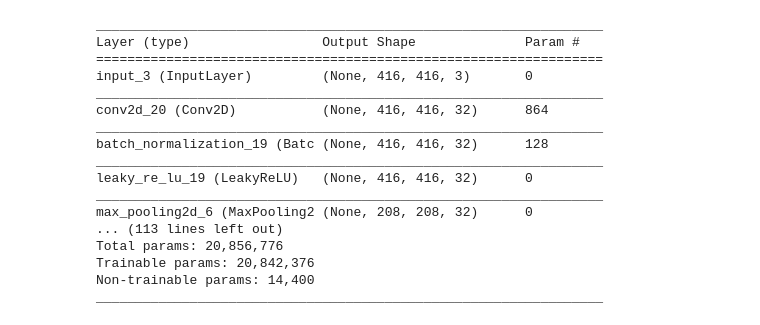
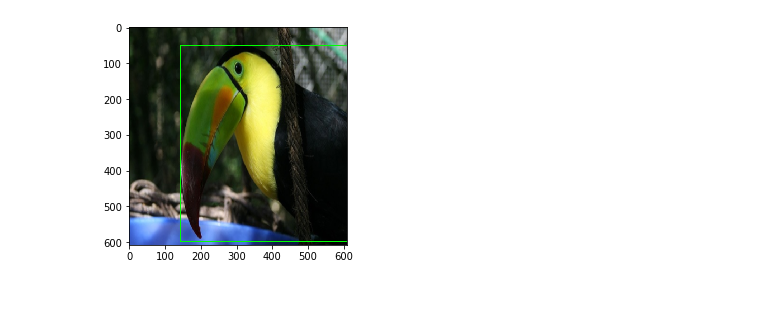
Before and after one commit to DeepRobot2020/MobileDet, a Jupyter notebook: DevSandBox.ipynb, the cells around one changed output. Cells and saved outputs as stored; diff of their text form; code cells hidden in the pictures; blank space fills up the shorter version.

Commit message:
update MobileDet

```diff
--- a/DevSandBox.ipynb
+++ b/DevSandBox.ipynb
@@ -18,24 +40,0 @@ from mobiledet.utils.draw_boxes import draw_boxes
-# %%
-from mobiledet.models.keras_darknet19 import darknet19
-
-image_input = Input(shape=(416, 416, 3))
-base_model = darknet19(image_input)
-base_model.summary()
-# %% [output]
-_________________________________________________________________
-Layer (type)                 Output Shape              Param #
-=================================================================
-input_3 (InputLayer)         (None, 416, 416, 3)       0
-_________________________________________________________________
-conv2d_20 (Conv2D)           (None, 416, 416, 32)      864
-_________________________________________________________________
-batch_normalization_19 (Batc (None, 416, 416, 32)      128
-_________________________________________________________________
-leaky_re_lu_19 (LeakyReLU)   (None, 416, 416, 32)      0
-_________________________________________________________________
-max_pooling2d_6 (MaxPooling2 (None, 208, 208, 32)      0
-... (113 lines left out)
-Total params: 20,856,776
-Trainable params: 20,842,376
-Non-trainable params: 14,400
-_________________________________________________________________
@@ -41,0 +53,31 @@ _________________________________________________________________
+# %%
+drone_classes_path='model_data/drone_classes.txt'
+
+with open(drone_classes_path) as f:
+    drone_class_names = f.readlines()
+drone_class_names = [c.strip() for c in drone_class_names]
+# %%
+data_path = '~/data/PascalVOC/VOCdevkit/pascal_voc_07_12.hdf5'
+classes_path='model_data/pascal_classes.txt'
+
+voc_path = os.path.expanduser(data_path)
+with open(classes_path) as f:
+    class_names = f.readlines()
+class_names = [c.strip() for c in class_names]
+voc = h5py.File(voc_path, 'r')
+num_training_data =  voc['train/boxes'].shape[0]
+# %%
+H5_BOXES = np.array(voc['train/boxes'])
+H5_IMAGES = np.array(voc['train/images'])
+# %%
+image_data, bboxes1 = read_voc_datasets_train_batch(H5_IMAGES, H5_BOXES, class_names, drone_class_names)
+
+x,y = augment_image(image_data, bboxes1, 608, 608, jitter=True)
+
+for box in y:
+    cv2.rectangle(x,(int(box[1]),int(box[2])),(int(box[3]),int(box[4])),(0,255,0),2)
+
+plt.imshow(x/255.)
+plt.show()
+# %% [output]
+[figure, added]
```
Also changed, not shown: parts of 8 cells of this notebook, 36 other files.
